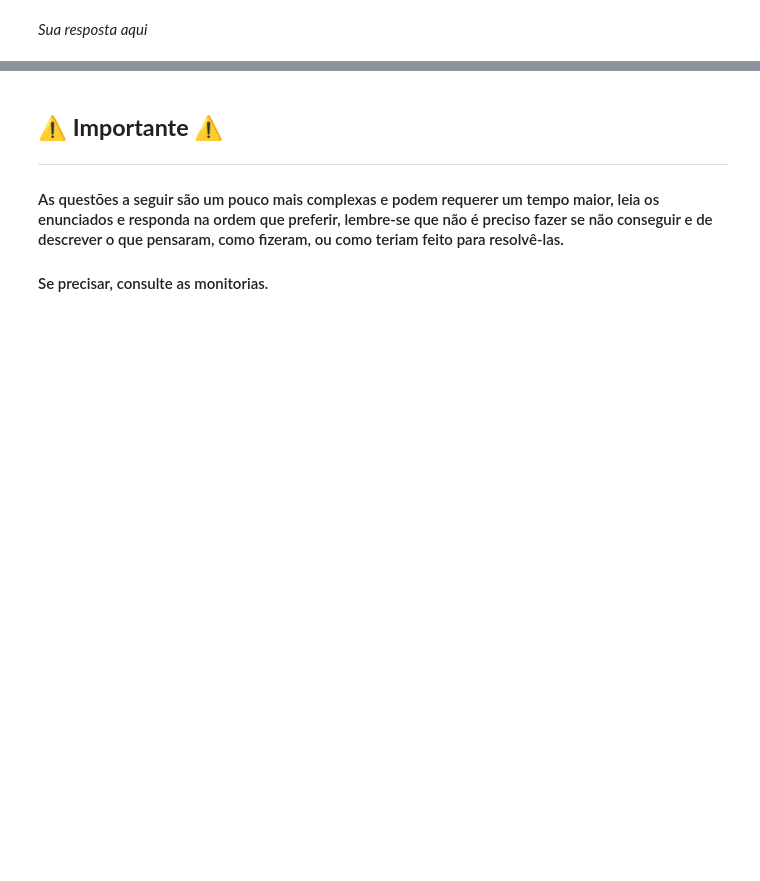
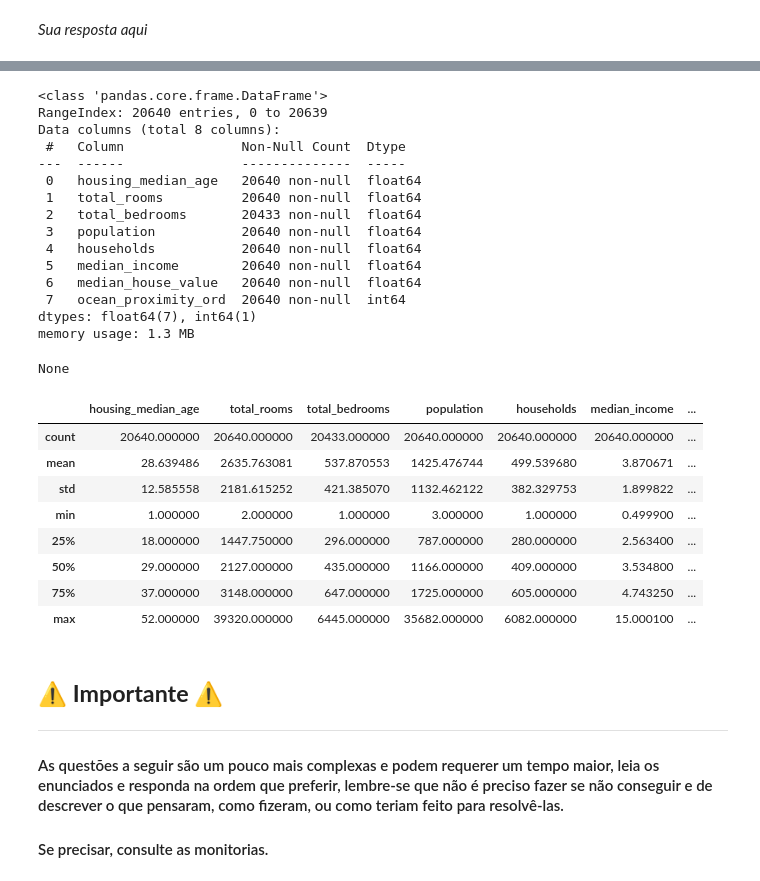
Before and after one commit to lharanhamg/TAIL_notebook_2025, a Jupyter notebook: Cópia_de_Fase2_Luis_Aranha_2025.ipynb, the cells around one changed output, grey strips where cells are left out. Saved outputs shown, nothing was run; the diff lists cells and outputs as text; code cells hidden in the pictures; blank space fills up the shorter version.

```diff
--- a/Cópia_de_Fase2_Luis_Aranha_2025.ipynb
+++ b/Cópia_de_Fase2_Luis_Aranha_2025.ipynb
@@ -1131,3 +1173,32 @@ _Sua resposta aqui_
+# %%
+display(df_num2.info())
+display(df_num2.describe())
+# %% [output]
+<class 'pandas.core.frame.DataFrame'>
+RangeIndex: 20640 entries, 0 to 20639
+Data columns (total 8 columns):
+ #   Column               Non-Null Count  Dtype
+---  ------               --------------  -----
+ 0   housing_median_age   20640 non-null  float64
+ 1   total_rooms          20640 non-null  float64
+ 2   total_bedrooms       20433 non-null  float64
+ 3   population           20640 non-null  float64
+ 4   households           20640 non-null  float64
+ 5   median_income        20640 non-null  float64
+ 6   median_house_value   20640 non-null  float64
+ 7   ocean_proximity_ord  20640 non-null  int64
+dtypes: float64(7), int64(1)
+memory usage: 1.3 MB
+None
+|  | housing_median_age | total_rooms | total_bedrooms | population | households | median_income | ... |
+| count | 20640.000000 | 20640.000000 | 20433.000000 | 20640.000000 | 20640.000000 | 20640.000000 | ... |
+| mean | 28.639486 | 2635.763081 | 537.870553 | 1425.476744 | 499.539680 | 3.870671 | ... |
+| std | 12.585558 | 2181.615252 | 421.385070 | 1132.462122 | 382.329753 | 1.899822 | ... |
+| min | 1.000000 | 2.000000 | 1.000000 | 3.000000 | 1.000000 | 0.499900 | ... |
+| 25% | 18.000000 | 1447.750000 | 296.000000 | 787.000000 | 280.000000 | 2.563400 | ... |
+| 50% | 29.000000 | 2127.000000 | 435.000000 | 1166.000000 | 409.000000 | 3.534800 | ... |
+| 75% | 37.000000 | 3148.000000 | 647.000000 | 1725.000000 | 605.000000 | 4.743250 | ... |
+| max | 52.000000 | 39320.000000 | 6445.000000 | 35682.000000 | 6082.000000 | 15.000100 | ... |
 # %% [markdown]
 ## ⚠️ **Importante** ⚠️
 ---
```
Also changed, not shown: parts of 11 cells of this notebook.
